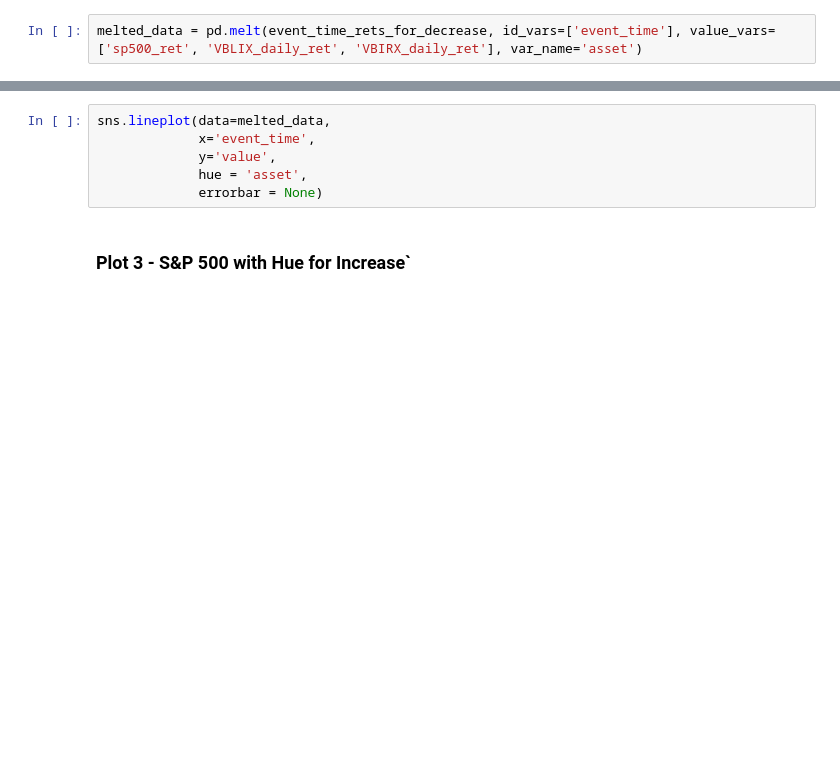
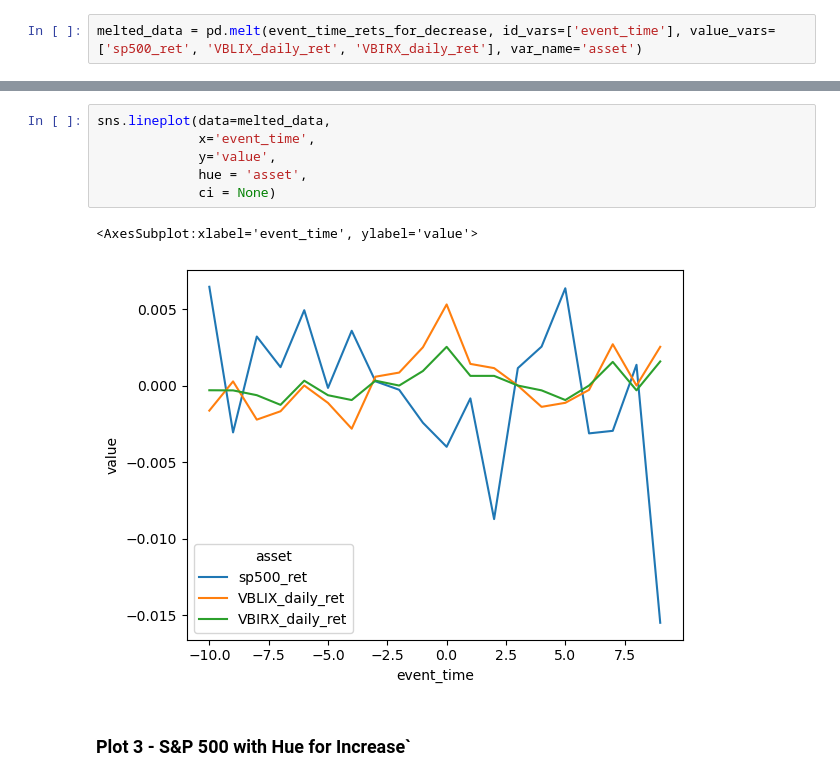
Before and after one commit to mab923/finalteamproject, a Jupyter notebook: do_not_touch.ipynb, the cells around one changed output, grey strips where cells are left out. Saved outputs shown, nothing was run; the diff lists cells and outputs as text; blank space fills up the shorter version.

```diff
--- a/do_not_touch.ipynb
+++ b/do_not_touch.ipynb
@@ -234,9 +251,12 @@ melted_data
 # %%
 sns.lineplot(data=melted_data,
              x='event_time',
              y='value',
              hue = 'asset',
-             errorbar = None)
+             ci = None)
+# %% [output]
+<AxesSubplot:xlabel='event_time', ylabel='value'>
+[figure, added]
 # %% [markdown]
 ### Plot 3 - S&P 500 with Hue for Increase`
 # %%
```
Also changed, not shown: parts of 6 cells of this notebook.
